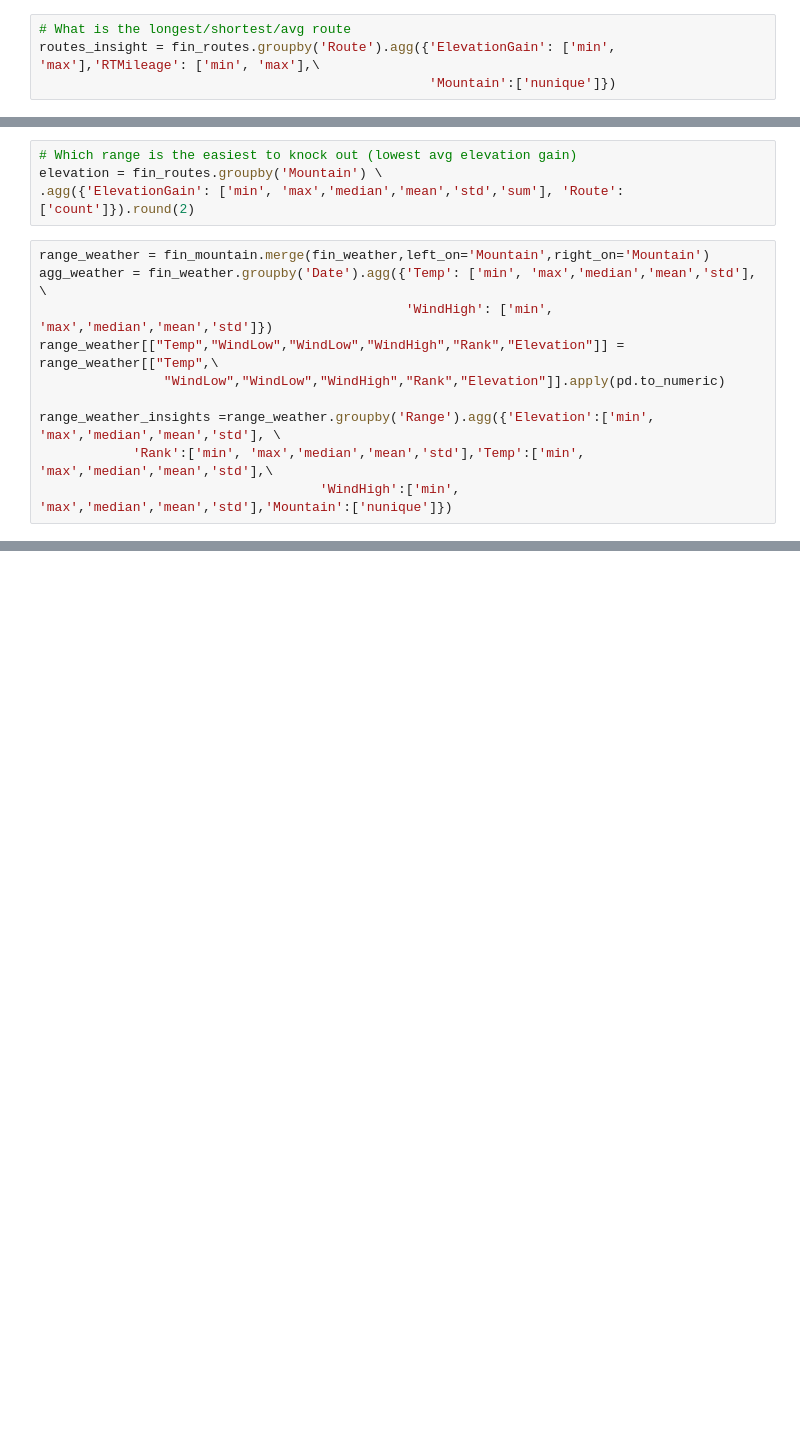
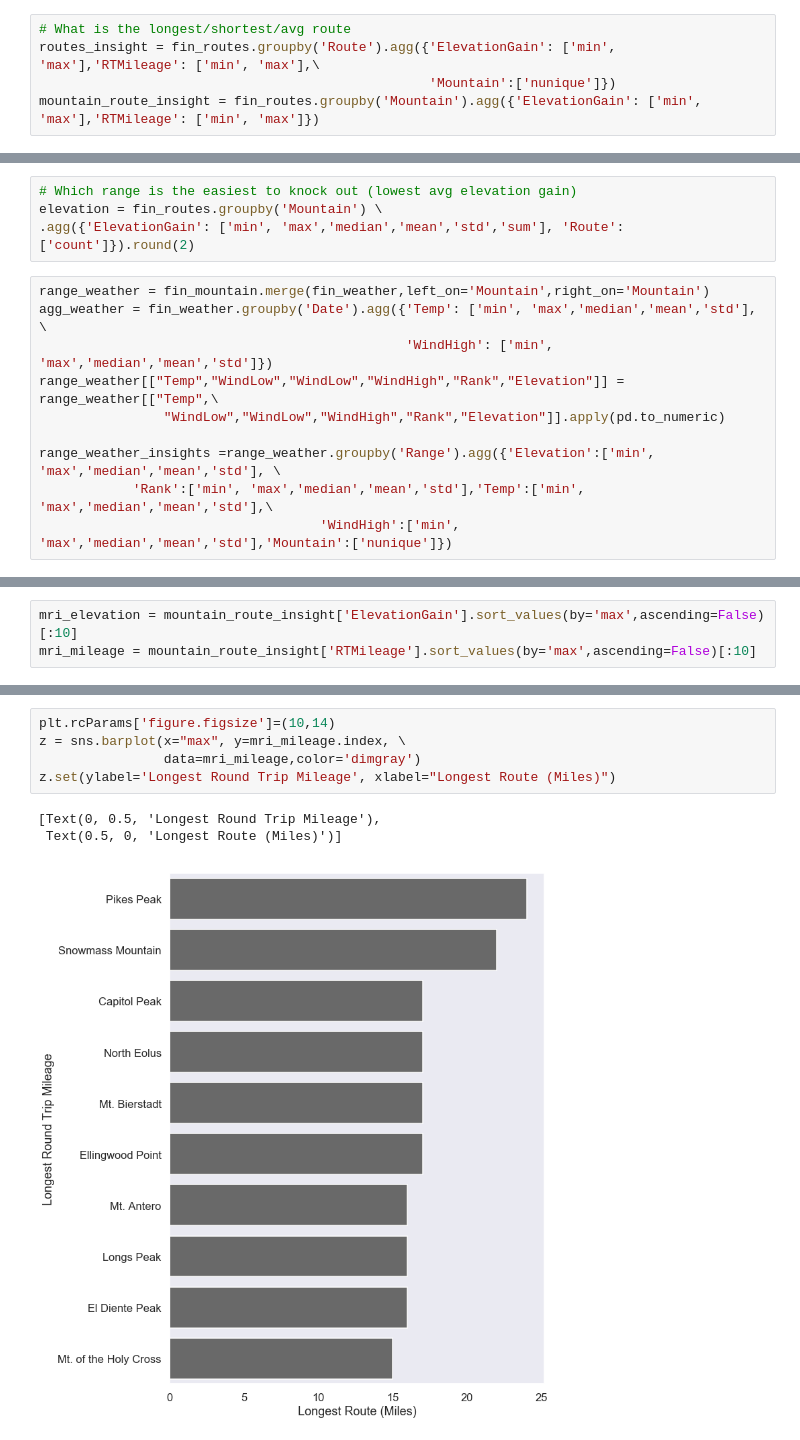
Before and after one commit to chanelle7/ENIAC, a Jupyter notebook: Colorado14ers.ipynb, the cells around one changed output, grey strips where cells are left out. Drawn from its saved outputs; the diff is of its cells as text; blank space fills up the shorter version.

```diff
--- a/Colorado14ers.ipynb
+++ b/Colorado14ers.ipynb
@@ -49,6 +49,7 @@ routes_class = fin_routes.groupby('Class').agg({'ElevationGain': \
 # What is the longest/shortest/avg route
 routes_insight = fin_routes.groupby('Route').agg({'ElevationGain': ['min', 'max'],'RTMileage': ['min', 'max'],\
                                                   'Mountain':['nunique']})
+mountain_route_insight = fin_routes.groupby('Mountain').agg({'ElevationGain': ['min', 'max'],'RTMileage': ['min', 'max']})
 # %%
 # How many mountains still have snowpack - and what class are they
 snow_routes = pd.DataFrame(fin_routes[fin_routes.Snow != ' '])
@@ -68,0 +103,3 @@ range_weather_insights =range_weather.groupby('Range').agg({'Elevation':['min',
+# %%
+mri_elevation = mountain_route_insight['ElevationGain'].sort_values(by='max',ascending=False)[:10]
+mri_mileage = mountain_route_insight['RTMileage'].sort_values(by='max',ascending=False)[:10]
@@ -68,0 +119,9 @@ range_weather_insights =range_weather.groupby('Range').agg({'Elevation':['min',
+# %%
+plt.rcParams['figure.figsize']=(10,14)
+z = sns.barplot(x="max", y=mri_mileage.index, \
+                data=mri_mileage,color='dimgray')
+z.set(ylabel='Longest Round Trip Mileage', xlabel="Longest Route (Miles)")
+# %% [output]
+[Text(0, 0.5, 'Longest Round Trip Mileage'),
+ Text(0.5, 0, 'Longest Route (Miles)')]
+[figure, added]
```
Also changed, not shown: parts of 7 cells of this notebook.
